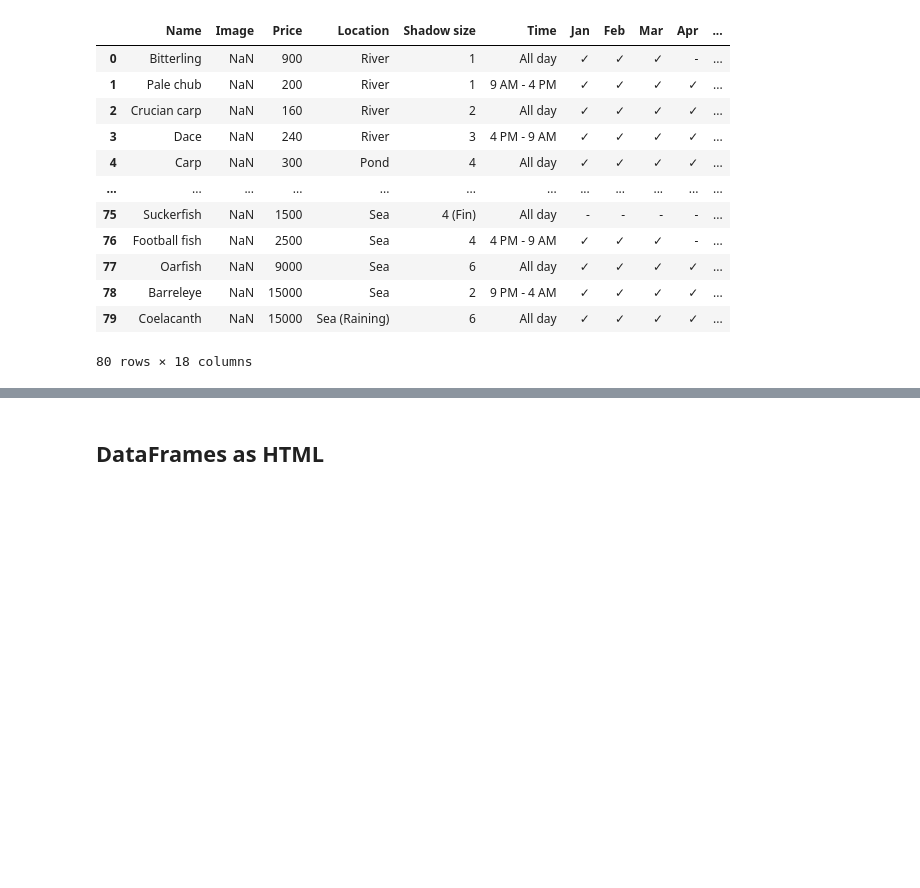
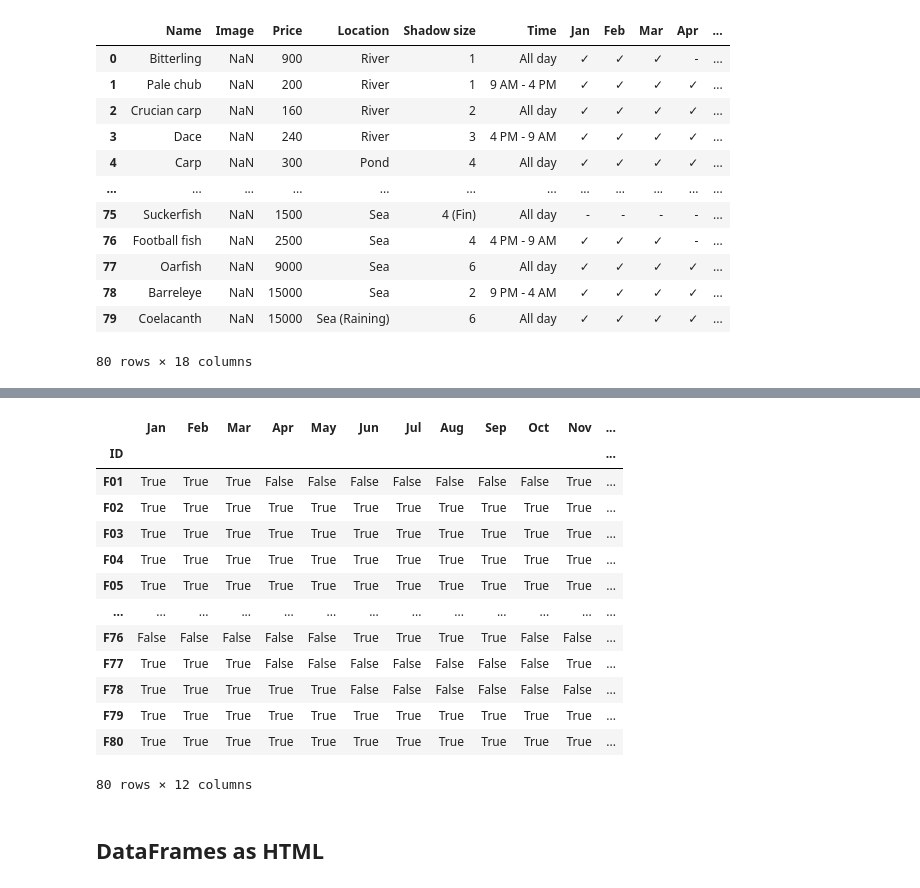
Before and after one commit to msadowski20/etl_project, a Jupyter notebook: fish.ipynb, the cells around one changed output, grey strips where cells are left out. Drawn from its saved outputs; the diff is of its cells as text; code cells hidden in the pictures; blank space fills up the shorter version.

```diff
--- a/fish.ipynb
+++ b/fish.ipynb
@@ -110,0 +97,9 @@ df
+# %%
+# Merging fish id and fish df
+fish_id_merge = df.merge(fish_id[["ID","Name"]],on='Name',how='left')
+
+# Setting the index to ID
+fish_id_merge = fish_id_merge.set_index("ID")
+
+# Displaying the df
+fish_id_merge
@@ -111,3 +144,24 @@ df
+# %%
+# Creating a df for the months fish are available
+fish_months_df = fish_id_merge.iloc[:,5:]
+
+# Displaying fish months df
+fish_months_df
+# %% [output]
+|  | Jan | Feb | Mar | Apr | May | Jun | Jul | Aug | Sep | Oct | Nov | ... |
+| ID |  |  |  |  |  |  |  |  |  |  |  | ... |
+| F01 | True | True | True | False | False | False | False | False | False | False | True | ... |
+| F02 | True | True | True | True | True | True | True | True | True | True | True | ... |
+| F03 | True | True | True | True | True | True | True | True | True | True | True | ... |
+| F04 | True | True | True | True | True | True | True | True | True | True | True | ... |
+| F05 | True | True | True | True | True | True | True | True | True | True | True | ... |
+| ... | ... | ... | ... | ... | ... | ... | ... | ... | ... | ... | ... | ... |
+| F76 | False | False | False | False | False | True | True | True | True | False | False | ... |
+| F77 | True | True | True | False | False | False | False | False | False | False | True | ... |
+| F78 | True | True | True | True | True | False | False | False | False | False | False | ... |
+| F79 | True | True | True | True | True | True | True | True | True | True | True | ... |
+| F80 | True | True | True | True | True | True | True | True | True | True | True | ... |
+80 rows × 12 columns
 # %% [markdown]
 ## DataFrames as HTML
 # %% [markdown]
```
Also changed, not shown: parts of 19 cells of this notebook, 1 other file.
